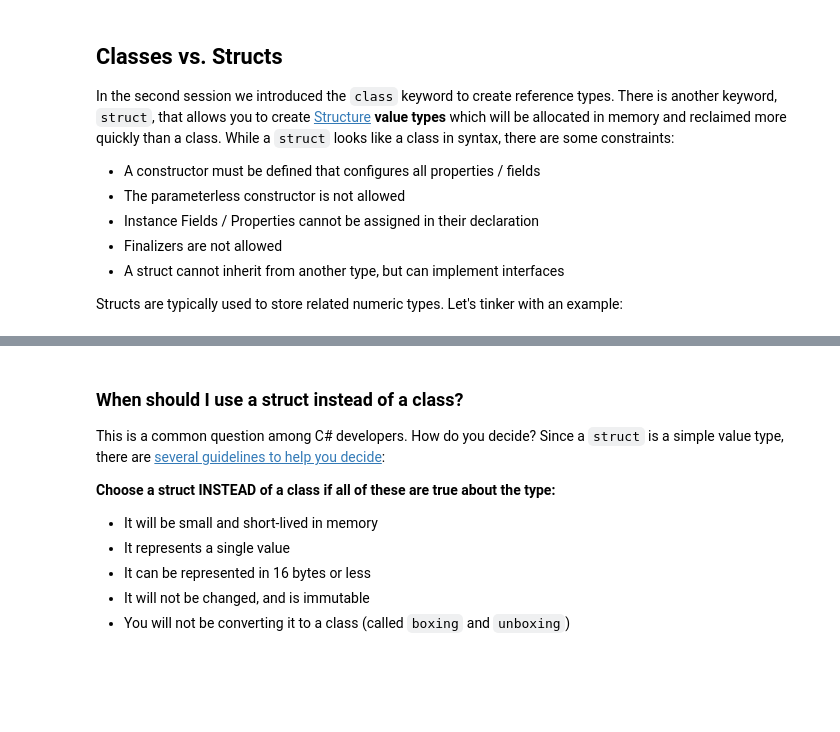
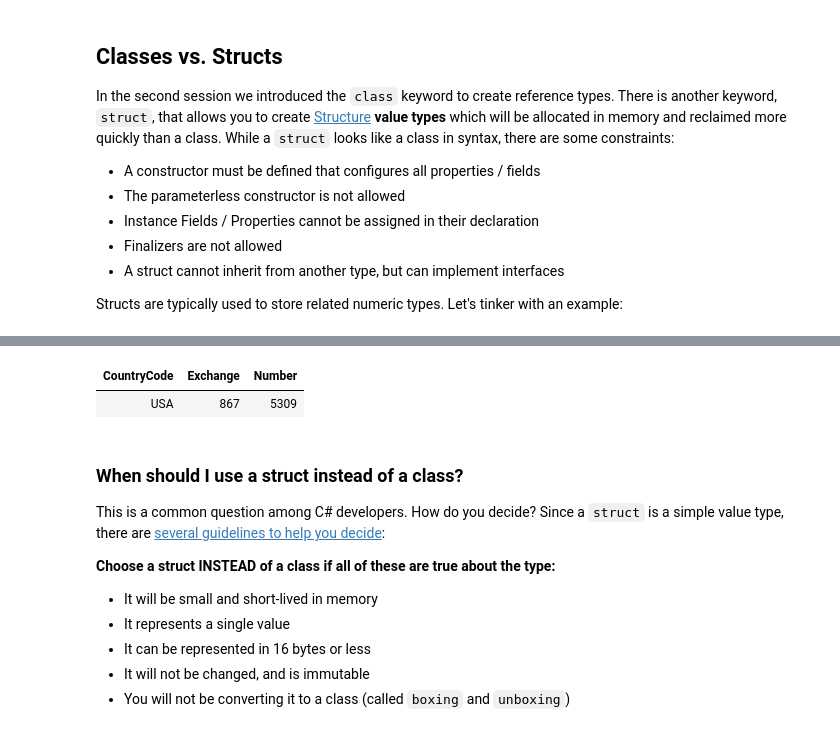
Before and after one commit to csharpfritz/csharp_with_csharpfritz, a Jupyter notebook: notebooks/0107-Errata_01.ipynb, the cells around one changed output, grey strips where cells are left out. Cells and saved outputs as stored; diff of their text form; code cells hidden in the pictures; blank space fills up the shorter version.

```diff
--- a/notebooks/0107-Errata_01.ipynb
+++ b/notebooks/0107-Errata_01.ipynb
@@ -258,3 +272,27 @@ display(myRectangle);
+# %%
+enum CountryCode {
+    USA = 1
+}
+
+struct PhoneNumber {
+
+    public PhoneNumber(CountryCode countryCode, string exchange, string number) {
+        this.CountryCode = countryCode;
+        this.Exchange = exchange;
+        this.Number = number;
+    }
+
+    public CountryCode CountryCode { get; set;}
+    public string Exchange { get; set;}
+    public string Number {get; set;}
+
+}
+
+var jennysNumber = new PhoneNumber(CountryCode.USA, "867", "5309");
+display(jennysNumber);
+# %% [output]
+| CountryCode | Exchange | Number |
+| USA | 867 | 5309 |
 # %% [markdown]
 ### When should I use a struct instead of a class?
 
```
Also changed, not shown: parts of 25 cells of this notebook.
